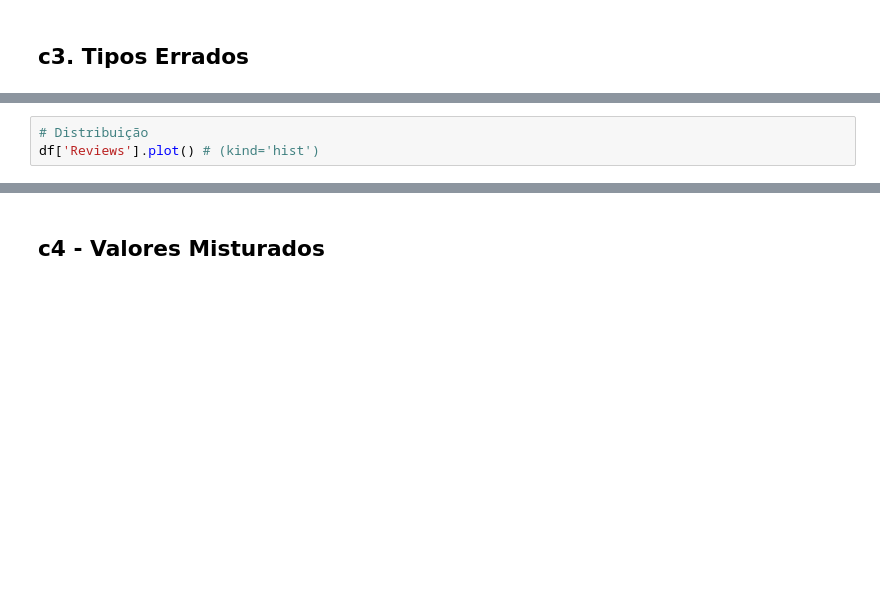
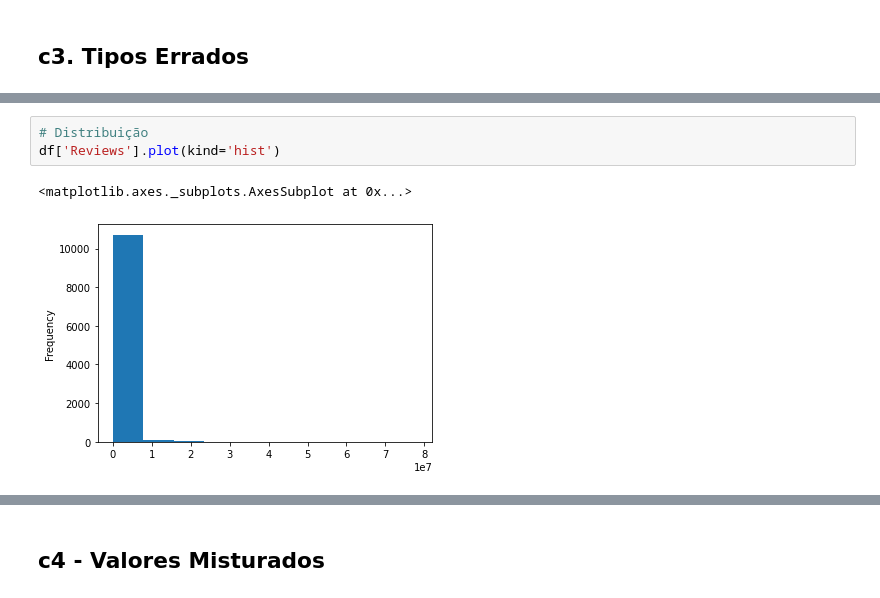
Before and after one commit to luizgvicente/analisysPython, a Jupyter notebook: Projeto 1 - Google Apps.ipynb, the cells around one changed output, grey strips where cells are left out. Drawn from its saved outputs; the diff is of its cells as text; blank space fills up the shorter version.

```diff
--- a/Projeto 1 - Google Apps.ipynb
+++ b/Projeto 1 - Google Apps.ipynb
@@ -100,5 +269,8 @@ df['Reviews'].dtype
 # %%
 # Distribuição
-df['Reviews'].plot() # (kind='hist')
+df['Reviews'].plot(kind='hist')
+# %% [output]
+<matplotlib.axes._subplots.AxesSubplot at 0x...>
+[figure, added]
 # %%
 df.describe()
```
Also changed, not shown: parts of 48 cells of this notebook, 5 other files.
